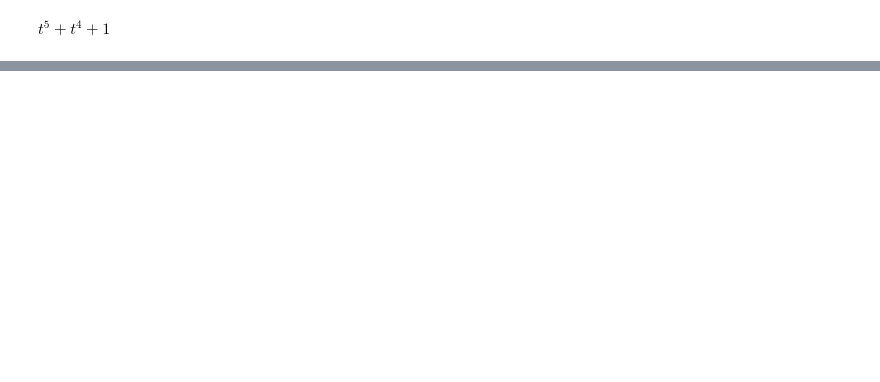
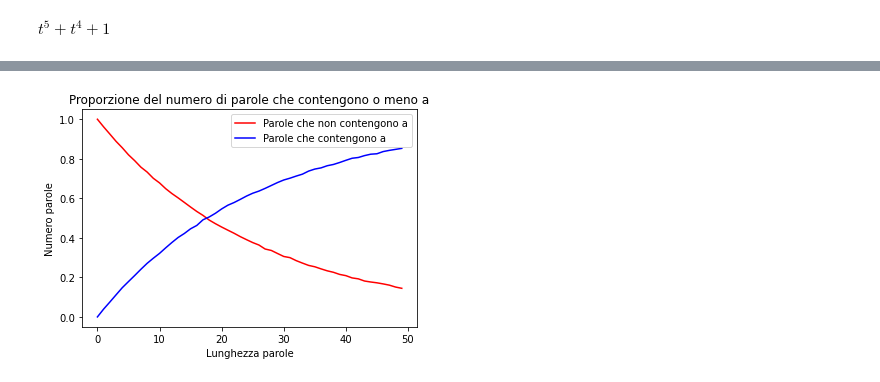
Before and after one commit to Albe21072000/Progetto_AADS, a Jupyter notebook: ProgettoAADS.ipynb, the cells around one changed output, grey strips where cells are left out. Drawn from its saved outputs; the diff is of its cells as text; code cells hidden in the pictures; blank space fills up the shorter version.

```diff
--- a/ProgettoAADS.ipynb
+++ b/ProgettoAADS.ipynb
@@ -133,0 +204,13 @@ parcon+parsenz
+# %%
+listavalsenzaa=[approssimaRapportoParoleSenzaPattern('a', string.ascii_lowercase, i,50000) for i in range(0,50)]
+listavalcona=[approssimaRapportoParoleConPattern('a', string.ascii_lowercase, i,50000) for i in range(0,50)]
+# %%
+plt.plot(listavalsenzaa, color='r', label='Parole che non contengono a')
+plt.plot(listavalcona, color='b', label='Parole che contengono a')
+plt.xlabel("Lunghezza parole")
+plt.ylabel("Numero parole")
+plt.title("Proporzione del numero di parole che contengono o meno a")
+plt.legend()
+plt.show()
+# %% [output]
+[figure, added]
```
Also changed, not shown: parts of 54 cells of this notebook.
